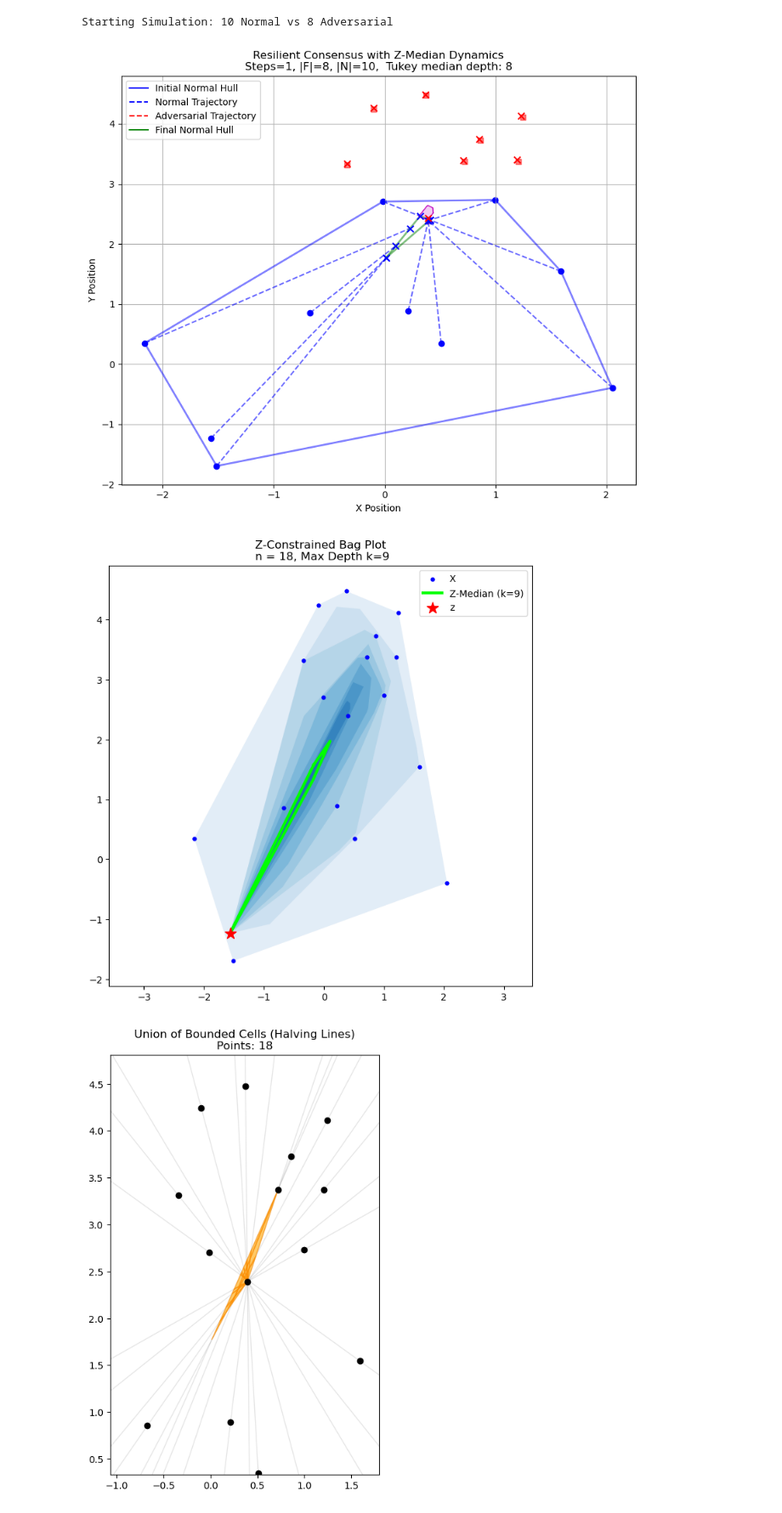
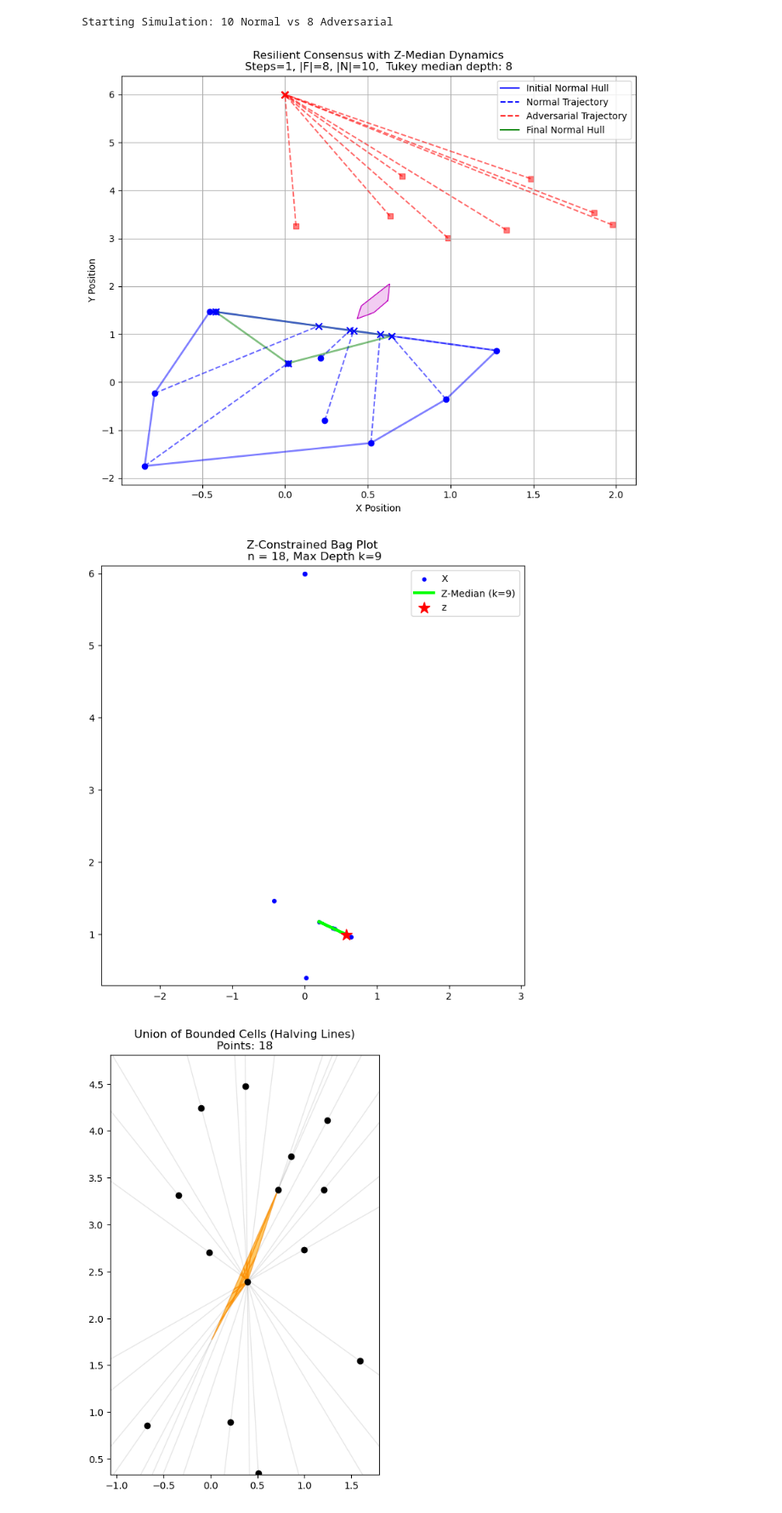
Before and after one commit to ChrisAshtonLee/Tukey, a Jupyter notebook: SelfTrust.ipynb, the cells around one changed output. Shown at 85% size. Drawn from its saved outputs; the diff is of its cells as text; code cells hidden in the pictures.

```diff
--- a/SelfTrust.ipynb
+++ b/SelfTrust.ipynb
@@ -739,7 +792,9 @@ def ZBagPlot(X, i, ax=None, plot=True):
 # %%
-np.random.seed(49)
+np.random.seed(52)
 NUM_STEPS = 1
-STEP_SIZE = 0.01
+STEP_SIZE_HULL = 1
+STEP_SIZE = 1
+
 
 normal = 10
 adversarial =8
@@ -747,7 +802,7 @@ n = normal+adversarial
 #g1 = np.random.randn(int(normal/2), 2) *.8+np.array([-3,0])
 #g2  =np.random.randn(int(normal/2), 2) *.8+np.array([3,0])
 #N_nodes = np.vstack([g1,g2])
-N_nodes = np.random.randn(normal, 2) *1.5
+N_nodes = np.random.randn(normal, 2) *1
 #N_nodes = np.array(((-2,0),(0.5,0),(-1.5, 1),(3,-0.5),(1,0.3),(-1.5,.5)))
 normal = len(N_nodes)
 # Adversarial: 3 nodes starting slightly offset
@@ -774,7 +829,7 @@ for t in range(NUM_STEPS):
     #target[i] = []
     next_N = []
 
-    next_N = update_resilient_layers(current_N, all_positions, 1,1)
+    next_N = update_resilient_layers(current_N, all_positions, STEP_SIZE,STEP_SIZE_HULL)
 
     next_F = []
 
@@ -842,18 +897,18 @@ plt.grid(True)
 plt.show()
 # %% [output]
 Starting Simulation: 10 Normal vs 8 Adversarial
-[figure, old version]
+[figure, new version]
 # %%
-step = 0
+step = 1
 X= np.vstack([history_N[step], history_F[step]])
 #plot_robust_collapse_check(X, 0, 2)
 ZBagPlot(X, 0)
 #TukeyMed(X,True)
 
 #PlotBoundedCells(X)
 plt.show()
 # %% [output]
-[figure, old version]
+[figure, new version]
 # %%
 step = 0
 X= np.vstack([history_N[step], history_F[step]])
```
Also changed, not shown: parts of 3 cells of this notebook.
